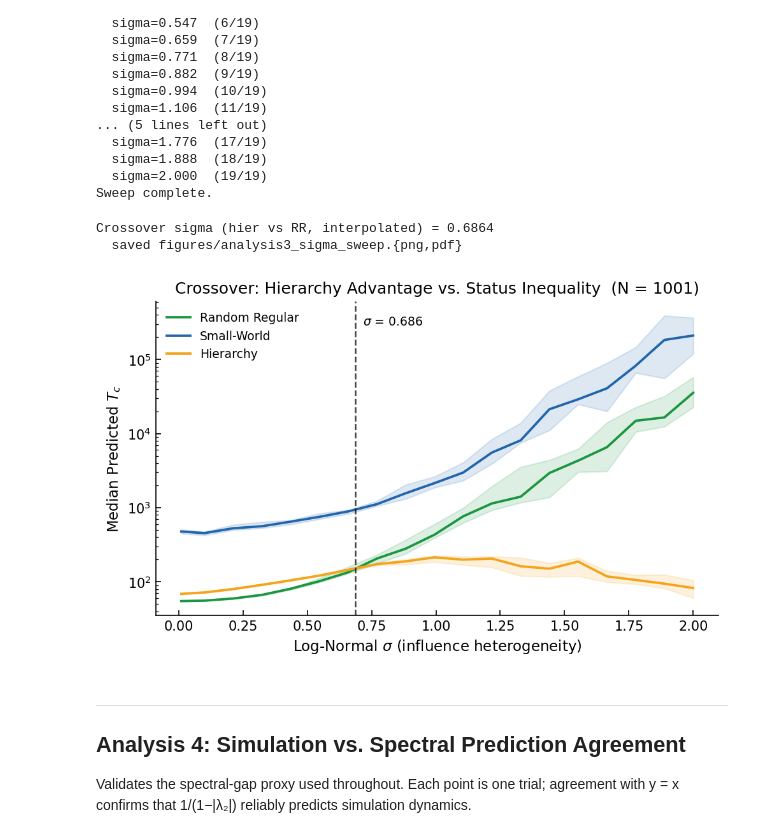
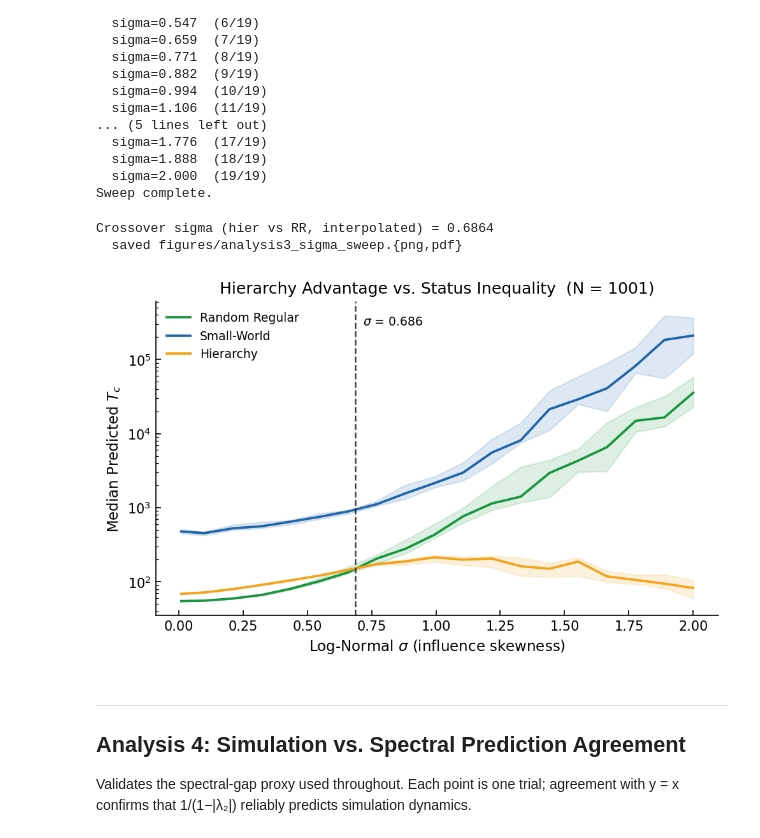
Before and after one commit to caleb-chandler/hierarchy-info-project, a Jupyter notebook: analysis.ipynb, the cells around one changed output. Drawn from its saved outputs; the diff is of its cells as text; code cells hidden in the pictures.

```diff
--- a/analysis.ipynb
+++ b/analysis.ipynb
@@ -362,36 +362,36 @@ rr_med   = medians_by_topo['Random Regular'].reindex(sig_vals).values
 for i in range(1, len(sig_vals)):
     if not (np.isfinite(hier_med[i]) and np.isfinite(rr_med[i]) and
             np.isfinite(hier_med[i-1]) and np.isfinite(rr_med[i-1])):
         continue
     if hier_med[i] < rr_med[i] and hier_med[i-1] >= rr_med[i-1]:
         # hier was above (or equal) at i-1 and below at i
         diff_left  = hier_med[i-1] - rr_med[i-1]   # >= 0
         diff_right = rr_med[i]     - hier_med[i]    # > 0
         frac = diff_left / (diff_left + diff_right)
         crossover_sigma = float(sig_vals[i-1] + frac * (sig_vals[i] - sig_vals[i-1]))
         break
 
 ylo, yhi = ax.get_ylim()
 if crossover_sigma is not None:
     ax.axvline(crossover_sigma, color='black', ls='--', lw=1.2, alpha=0.75)
     ax.text(crossover_sigma + 0.03, yhi * 0.95,
             f'$\sigma$ = {crossover_sigma:.3f}', va='top', fontsize=9)
     print(f'Crossover sigma (hier vs RR, interpolated) = {crossover_sigma:.4f}')
 else:
     print('No crossover detected in sigma in [0.01, 2.0]')
 
-ax.set_xlabel('Log-Normal $\sigma$ (influence heterogeneity)')
+ax.set_xlabel('Log-Normal $\sigma$ (influence skewness)')
 ax.set_ylabel('Median Predicted $T_c$')
 ax.set_yscale('log')
-ax.set_title(f'Crossover: Hierarchy Advantage vs. Status Inequality  (N = {snap_N})')
+ax.set_title(f'Hierarchy Advantage vs. Status Inequality  (N = {snap_N})')
 ax.legend(frameon=False)
 
 savefig(fig, 'analysis3_sigma_sweep')
 plt.show()
 # %% [output]
 Crossover sigma (hier vs RR, interpolated) = 0.6864
   saved figures/analysis3_sigma_sweep.{png,pdf}
-[figure, old version]
+[figure, new version]
 # %% [markdown]
 ---
 ## Analysis 4: Simulation vs. Spectral Prediction Agreement
```
Also changed, not shown: parts of 2 cells of this notebook, 5 other files.
